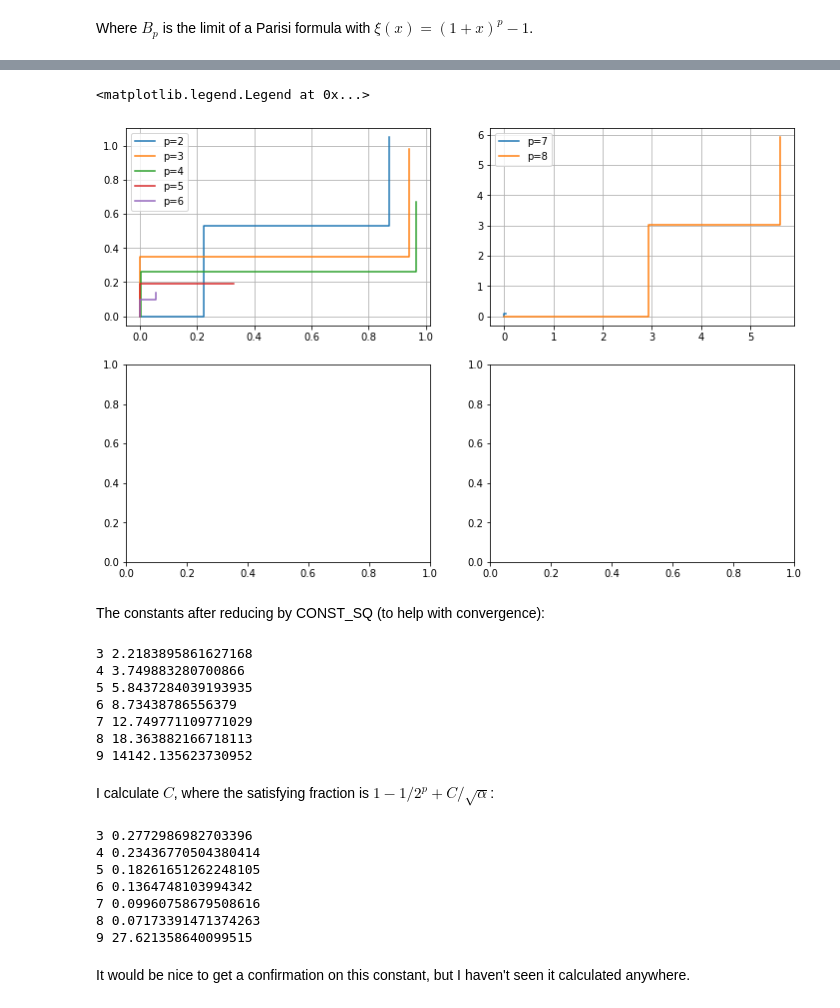
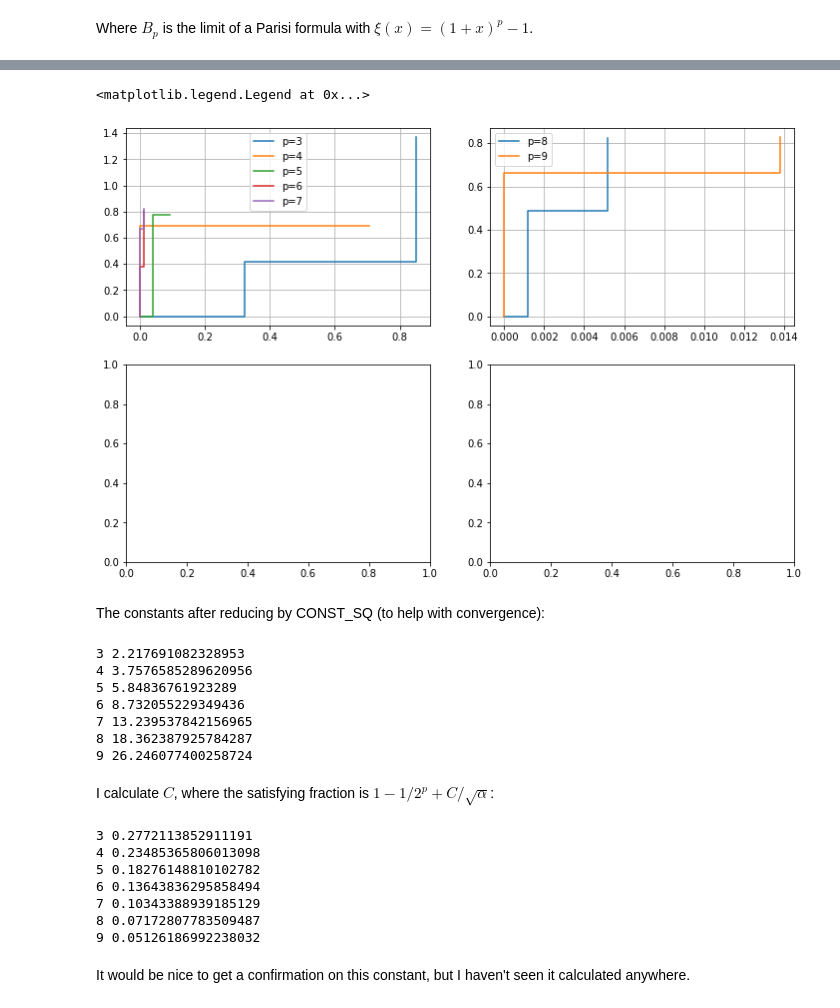
Before and after one commit to marwahaha/QuAIL-2021, a Jupyter notebook: parisi.ipynb, the cells around one changed output, grey strips where cells are left out. Cells and saved outputs as stored; diff of their text form; code cells hidden in the pictures.

```diff
--- a/parisi.ipynb
+++ b/parisi.ipynb
@@ -99,7 +99,7 @@ def make_test(xiprime, xiprimeprime, k, PDF_INPS):
 # k is number of jumps
 k=2
 # if this range is too small, it fails at higher p
-INPS = np.linspace(-20,20,250)
+INPS = np.linspace(-20,20,400)
 PDF_INPS = stats.norm.pdf(INPS)
 PDF_INPS = PDF_INPS/np.sum(PDF_INPS)
 assert np.allclose(sum(PDF_INPS),1), sum(PDF_INPS)
@@ -318,7 +318,7 @@ Where $B_p$ is the limit of a Parisi formula with $\xi(x) = (1+x)^p - 1$.
 # k is number of jumps
 k=2
 # if this range is too small, it fails at higher p
-INPS = np.linspace(-30, 30, 250)
+INPS = np.linspace(-30, 30, 400)
 PDF_INPS = stats.norm.pdf(INPS)
 PDF_INPS = PDF_INPS/np.sum(PDF_INPS)
 assert np.allclose(sum(PDF_INPS),1), sum(PDF_INPS)
@@ -346,7 +346,7 @@ def run_ksat(P):
 print("kSAT:")
 r_ksat = []
 for P in ksat_ps:
-    r.append(run_ksat(P))
+    r_ksat.append(run_ksat(P))
 # pool = multiprocessing.Pool(processes=n_proc)
 # r_ksat = pool.map(run_ksat, ksat_ps)
 # pool.close()
@@ -388,25 +364,23 @@ Wall time: 1h 16min 50s
-# %%
-r_ksat = r
 # %%
 num_vert_plots = int(np.ceil(len(ksat_ps)/5))
 fig, axs = plt.subplots(num_vert_plots, 2, figsize=(12, 4*num_vert_plots))
 
 for idx in range(len(r_ksat)):
-    P = ps[idx]
+    P = ksat_ps[idx]
     if idx % 5 == 0:
         ax = axs[idx // 10, (idx % 10)//5]
         ax.grid()
 
     qs = np.array([0,*[sum(r[idx]['x'][:k][:i+1]) for i in range(k)]])
     ms = np.array([0,*[sum(r[idx]['x'][k:][:i+1]) for i in range(k)]])
     ax.step(qs, ms, where='post', label="p=" + str(P))
     if idx % 5 == 4:
         ax.legend()
 
 ax.legend()
 # %% [output]
 <matplotlib.legend.Legend at 0x...>
-[figure, old version]
+[figure, new version]
 # %% [markdown]
 The constants after reducing by CONST_SQ (to help with convergence):
 # %%
@@ -416,26 +390,26 @@ ksats_scaled = outs * CONST_SQ**-0.5
 for p,o in zip(ksat_ps, ksats_scaled):
     print(p, o)
 # %% [output]
-3 2.2183895861627168
-4 3.749883280700866
-5 5.8437284039193935
-6 8.73438786556379
-7 12.749771109771029
-8 18.363882166718113
-9 14142.135623730952
+3 2.217691082328953
+4 3.7576585289620956
+5 5.84836761923289
+6 8.732055229349436
+7 13.239537842156965
+8 18.362387925784287
+9 26.246077400258724
 # %% [markdown]
 I calculate $C$, where the satisfying fraction is $1-1/2^p + C/\sqrt{\alpha}$:
 # %%
 for p,o in zip(ksat_ps, ksats_scaled):
     print(p, o*2**(-p))
 # %% [output]
-3 0.2772986982703396
-4 0.23436770504380414
-5 0.18261651262248105
-6 0.1364748103994342
-7 0.09960758679508616
-8 0.07173391471374263
-9 27.621358640099515
+3 0.2772113852911191
+4 0.23485365806013098
+5 0.18276148810102782
+6 0.13643836295858494
+7 0.10343388939185129
+8 0.07172807783509487
+9 0.05126186992238032
 # %% [markdown]
 It would be nice to get a confirmation on this constant, but I haven't seen it calculated anywhere.
 # %%
```
Also changed, not shown: parts of 8 cells of this notebook.
